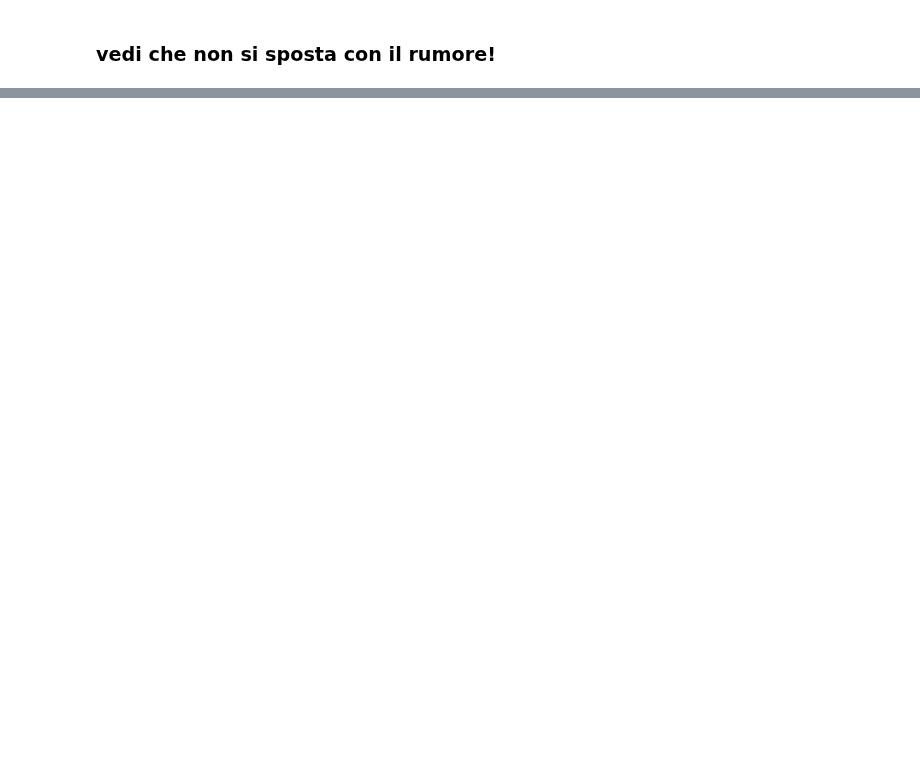
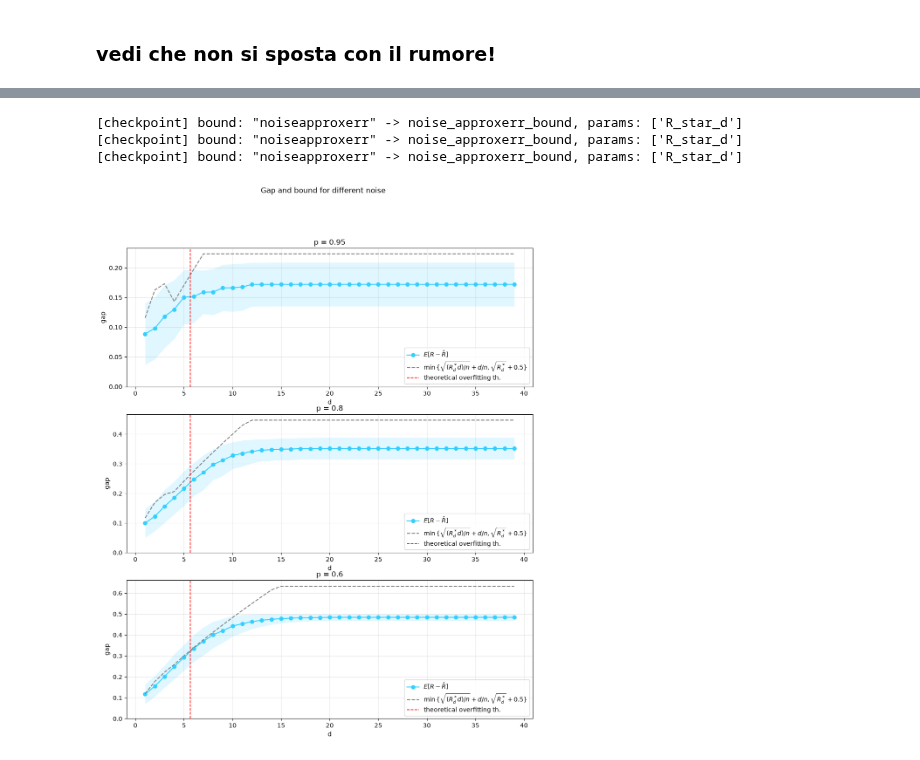
Before and after one commit to matildedol/tesi, a Jupyter notebook: source/rifaresperimenti.ipynb, the cells around one changed output, grey strips where cells are left out. Saved outputs shown, nothing was run; the diff lists cells and outputs as text; code cells hidden in the pictures; blank space fills up the shorter version.

```diff
--- a/source/rifaresperimenti.ipynb
+++ b/source/rifaresperimenti.ipynb
@@ -106,0 +206,23 @@ We plot
+# %%
+fig, axs = plt.subplots(3, 1, figsize=(12, 14))
+fig.suptitle('Gap and bound for different noise')
+
+for ax, my_noise_par in zip(axs.flat, my_noise_pars):
+    # build test set
+    x_test = sample_x(data_size_test, supp_size)
+    y_test = sample_y_bernoulli(x=x_test, f=mysine, p=my_noise_par)
+
+    # build models and do plots
+    hat_Rs, Rs, gaps, std_hat_Rs, std_Rs, std_gaps, predictions, x, y, x_grid = main_loop(
+        x_test, y_test, n=data_size_tr, noise_type = "bernoulli",
+        p=my_noise_par, T=num_iter, model=mymodel, f=mysine, N=supp_size)
+    plots(hat_Rs, Rs, gaps, std_hat_Rs=std_hat_Rs, std_Rs=std_Rs, std_gaps=std_gaps,
+          n=data_size_tr, noise_type = "bernoulli", p=my_noise_par, T=num_iter, model=mymodel,
+          one=False, three=False, axes=[ax],
+          bound_name = "noiseapproxerr", bound_params = {"R_star_d": R_star_d_by_p[my_noise_par]})
+    ax.set_title(f'p = {my_noise_par}')
+# %% [output]
+[checkpoint] bound: "noiseapproxerr" -> noise_approxerr_bound, params: ['R_star_d']
+[checkpoint] bound: "noiseapproxerr" -> noise_approxerr_bound, params: ['R_star_d']
+[checkpoint] bound: "noiseapproxerr" -> noise_approxerr_bound, params: ['R_star_d']
+[figure, added]
```
Also changed, not shown: parts of 13 cells of this notebook, 3 other files.
